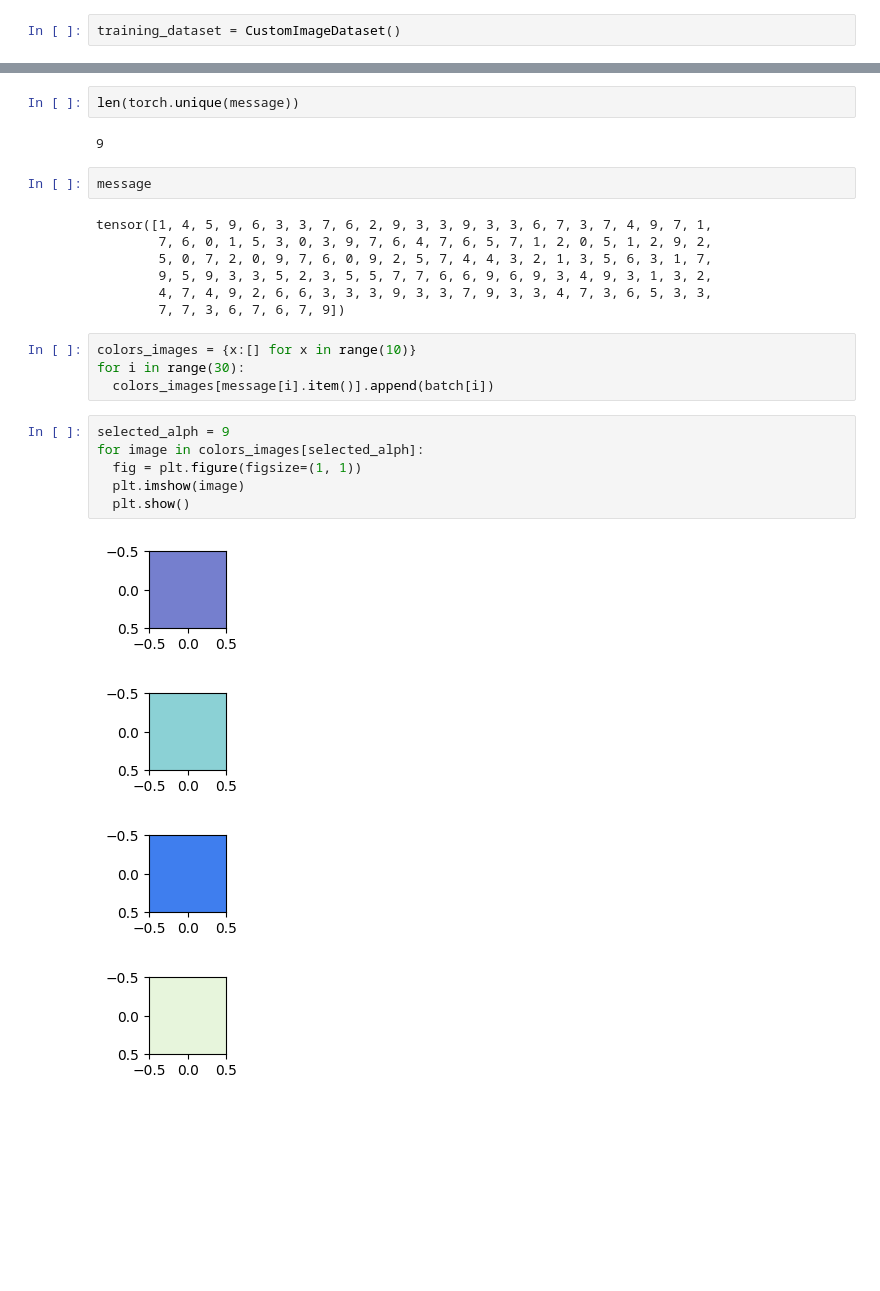
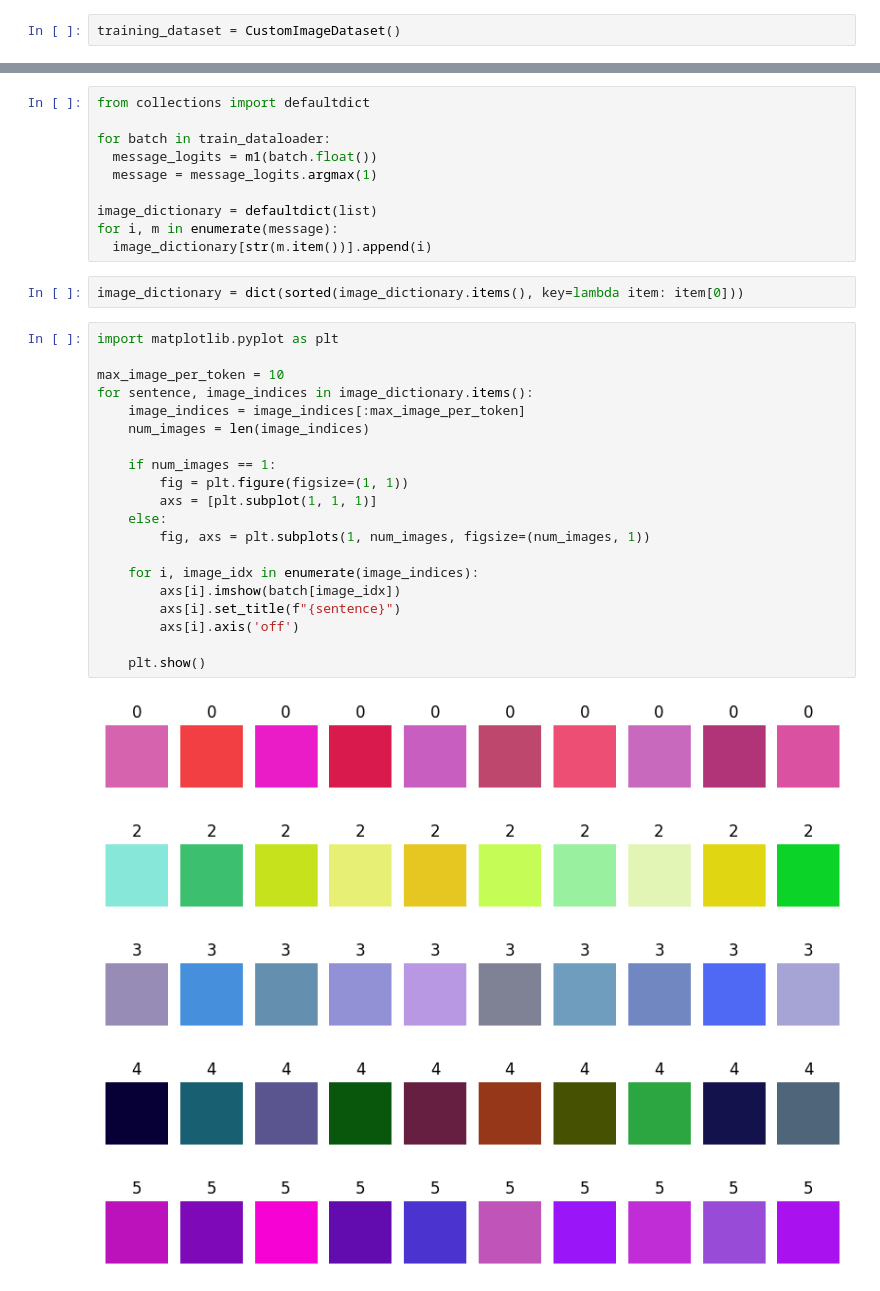
Before and after one commit to mmsamiei/randomfun, a Jupyter notebook: emergent_language/color_naming.ipynb, the cells around one changed output, grey strips where cells are left out. Drawn from its saved outputs; the diff is of its cells as text; blank space fills up the shorter version.

```diff
--- a/emergent_language/color_naming.ipynb
+++ b/emergent_language/color_naming.ipynb
@@ -195,28 +190,38 @@ plt.show()
-# %%
-len(torch.unique(message))
-# %% [output]
-9
-# %%
-message
-# %% [output]
-tensor([1, 4, 5, 9, 6, 3, 3, 7, 6, 2, 9, 3, 3, 9, 3, 3, 6, 7, 3, 7, 4, 9, 7, 1,
-        7, 6, 0, 1, 5, 3, 0, 3, 9, 7, 6, 4, 7, 6, 5, 7, 1, 2, 0, 5, 1, 2, 9, 2,
-        5, 0, 7, 2, 0, 9, 7, 6, 0, 9, 2, 5, 7, 4, 4, 3, 2, 1, 3, 5, 6, 3, 1, 7,
-        9, 5, 9, 3, 3, 5, 2, 3, 5, 5, 7, 7, 6, 6, 9, 6, 9, 3, 4, 9, 3, 1, 3, 2,
-        4, 7, 4, 9, 2, 6, 6, 3, 3, 3, 9, 3, 3, 7, 9, 3, 3, 4, 7, 3, 6, 5, 3, 3,
-        7, 7, 3, 6, 7, 6, 7, 9])
-# %%
-colors_images = {x:[] for x in range(10)}
-for i in range(30):
-  colors_images[message[i].item()].append(batch[i])
-# %%
-selected_alph = 9
-for image in colors_images[selected_alph]:
-  fig = plt.figure(figsize=(1, 1))
-  plt.imshow(image)
-  plt.show()
-# %% [output]
-[figure, removed]
-[figure, removed]
-[figure, removed]
-[figure, removed]
+# %%
+from collections import defaultdict
+
+for batch in train_dataloader:
+  message_logits = m1(batch.float())
+  message = message_logits.argmax(1)
+
+image_dictionary = defaultdict(list)
+for i, m in enumerate(message):
+  image_dictionary[str(m.item())].append(i)
+# %%
+image_dictionary = dict(sorted(image_dictionary.items(), key=lambda item: item[0]))
+# %%
+import matplotlib.pyplot as plt
+
+max_image_per_token = 10
+for sentence, image_indices in image_dictionary.items():
+    image_indices = image_indices[:max_image_per_token]
+    num_images = len(image_indices)
+
+    if num_images == 1:
+        fig = plt.figure(figsize=(1, 1))
+        axs = [plt.subplot(1, 1, 1)]
+    else:
+        fig, axs = plt.subplots(1, num_images, figsize=(num_images, 1))
+
+    for i, image_idx in enumerate(image_indices):
+        axs[i].imshow(batch[image_idx])
+        axs[i].set_title(f"{sentence}")
+        axs[i].axis('off')
+
+    plt.show()
+# %% [output]
+[figure, added]
+[figure, added]
+[figure, added]
+[figure, added]
+[figure, added]
```
Also changed, not shown: parts of 12 cells of this notebook.
